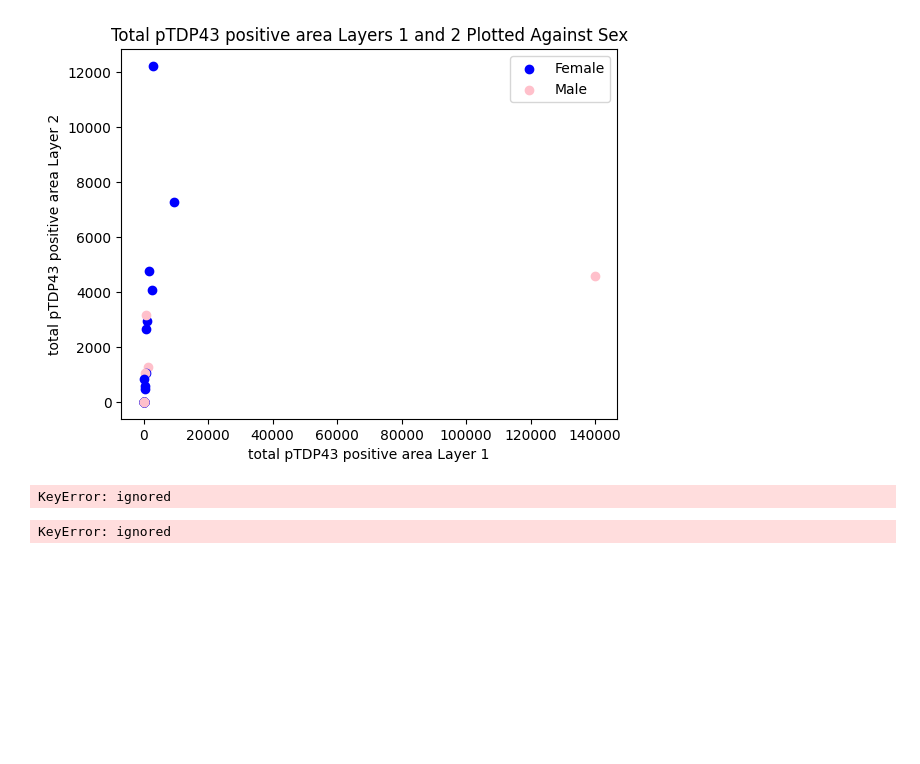
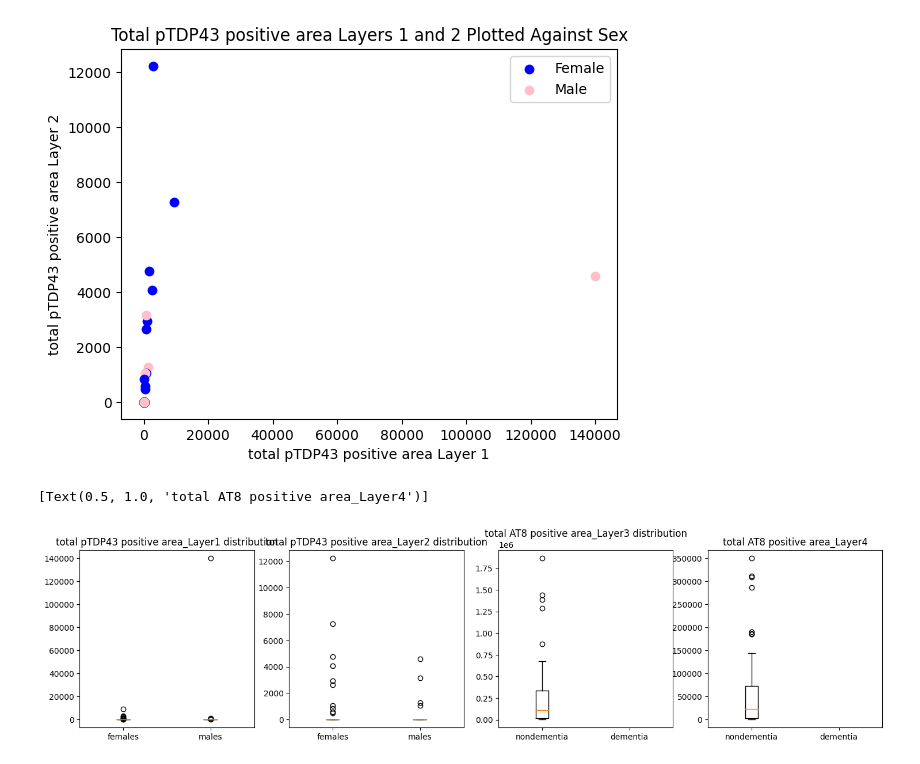
Before and after one commit to zoyaholin/Neur265HOLIN, a Jupyter notebook: Copy_of_Final_Project.ipynb, the cells around one changed output. Drawn from its saved outputs; the diff is of its cells as text; code cells hidden in the pictures; blank space fills up the shorter version.

```diff
--- a/Copy_of_Final_Project.ipynb
+++ b/Copy_of_Final_Project.ipynb
@@ -115,27 +115,45 @@ plt.legend(['Female','Male'])
 # %%
 
 #Making variables into numpy arrays
+male_pTDP43_1 = np.array(alz_combined.loc[alz_combined['Sex'] == 'Male', ['total pTDP43 positive area_Layer1']])
+female_pTDP43_1 = np.array(alz_combined.loc[alz_combined['Sex'] == 'Female', ['total pTDP43 positive area_Layer1']])
 
-male_pTDP43_1= np.array(alz_combined.loc[alz_combined['Sex'] == 'Male', ['totalpTDP43_positive_area_Layer1']])
+male_pTDP43_2 = np.array(alz_combined.loc[alz_combined['Sex'] == 'Male', ['total pTDP43 positive area_Layer2']])
+female_pTDP43_2 = np.array(alz_combined.loc[alz_combined['Sex'] == 'Female', ['total pTDP43 positive area_Layer2']])
 
-female_pTDP43_2 = np.array(alz_combined.loc[alz_combined['Sex'] == 'Female', ['totalpTDP43_positive_area_Layer2']])
-male_pTDP43_1 = np.array(alz_combined.loc[alz_combined['Sex'] == 'Male', ['totalpTDP43_positive_area_Layer2']])
+Dem_AT8_3 = np.array(alz_combined.loc[alz_combined['Cognitive Status'] == 'Dementia', ['total AT8 positive area_Layer3']])
+NoDem_AT8_3 = np.array(alz_combined.loc[alz_combined['Cognitive Status'] == 'No Dementia', ['total AT8 positive area_Layer3']])
 
-Dem_AT8_3 = np.array(alz_combined.loc[alz_combined['Cognitive Status'] == 'Dementia', ['AT8positive_area_Layer3']])
-NoDem_AT8_3 = np.array(alz_combined.loc[alz_combined['Cognitive Status'] == 'No Dementia', ['AT8positive_area_Layer4']])
-
-Dem_AT8_4 = np.array(alz_combined.loc[alz_combined['Cognitive Status'] == 'Dementia', ['AT8positive_area_Layer4']])
-NoDem_AT8_4= np.array(alz_combined.loc[alz_combined['Cognitive Status'] == 'No Dementia', ['AT8positive_area_Layer4']])
+Dem_AT8_4 = np.array(alz_combined.loc[alz_combined['Cognitive Status'] == 'Dementia', ['total AT8 positive area_Layer4']])
+NoDem_AT8_4 = np.array(alz_combined.loc[alz_combined['Cognitive Status'] == 'No Dementia', ['total AT8 positive area_Layer4']])
-# %% [output]
-KeyError: ignored
-# %%
-a4_GFAP = np.array(alz_combined.loc[alz_combined['APOE4 Status'] == 'Y', ['total GFAP positive area_Grey matter']])
-a4_aSyn = np.array(alz_combined.loc[alz_combined['APOE4 Status'] == 'Y', ['total aSyn positive area_Grey matter']])
-na_GFAP = np.array(alz_combined.loc[alz_combined['APOE4 Status'] == 'N', ['total GFAP positive area_Grey matter']])
-na_aSyn = np.array(alz_combined.loc[alz_combined['APOE4 Status'] == 'N', ['total aSyn positive area_Grey matter']])
-D_Tau = np.array(alz_combined.loc[alz_combined['Cognitive Status'] == 'Dementia', ['ripa tTau_Grey matter']])
-D_Abeta = np.array(alz_combined.loc[alz_combined['Cognitive Status'] == 'Dementia', ['ripa abeta42_Grey matter']])
-ND_Tau = np.array(alz_combined.loc[alz_combined['Cognitive Status'] == 'No dementia', ['ripa tTau_Grey matter']])
-ND_Abeta = np.array(alz_combined.loc[alz_combined['Cognitive Status'] == 'No dementia', ['ripa abeta42_Grey matter']])
-# %% [output]
-KeyError: ignored
+# %%
+#Making box plots
+
+fig, ax = plt.subplots(1,4, figsize = (18,4))
+
+#total pTDP43 positive area_Layer1
+pTDP43_1 = [female_pTDP43_1.flatten(), male_pTDP43_1.flatten()]
+ax[0].boxplot(pTDP43_1)
+ax[0].set_xticklabels(['females', 'males'])
+ax[0].set(title = 'total pTDP43 positive area_Layer1 distribution')
+
+#total pTDP43 positive area_Layer2
+pTDP43_2 = [female_pTDP43_2.flatten(), male_pTDP43_2.flatten()]
+ax[1].boxplot(pTDP43_2)
+ax[1].set_xticklabels(['females', 'males'])
+ax[1].set(title = 'total pTDP43 positive area_Layer2 distribution')
+
+#total AT8 positive area_Layer3
+AT8_3 = [Dem_AT8_3.flatten(), NoDem_AT8_3.flatten()]
+ax[2].boxplot(AT8_3)
+ax[2].set_xticklabels(['nondementia', 'dementia'])
+ax[2].set(title = 'total AT8 positive area_Layer3 distribution')
+
+#total AT8 positive area_Layer4
+AT8_4 = [Dem_AT8_4.flatten(), NoDem_AT8_4.flatten()]
+ax[3].boxplot(AT8_4)
+ax[3].set_xticklabels(['nondementia', 'dementia'])
+ax[3].set(title = 'total AT8 positive area_Layer4')
+# %% [output]
+[Text(0.5, 1.0, 'total AT8 positive area_Layer4')]
+[figure, added]
```
